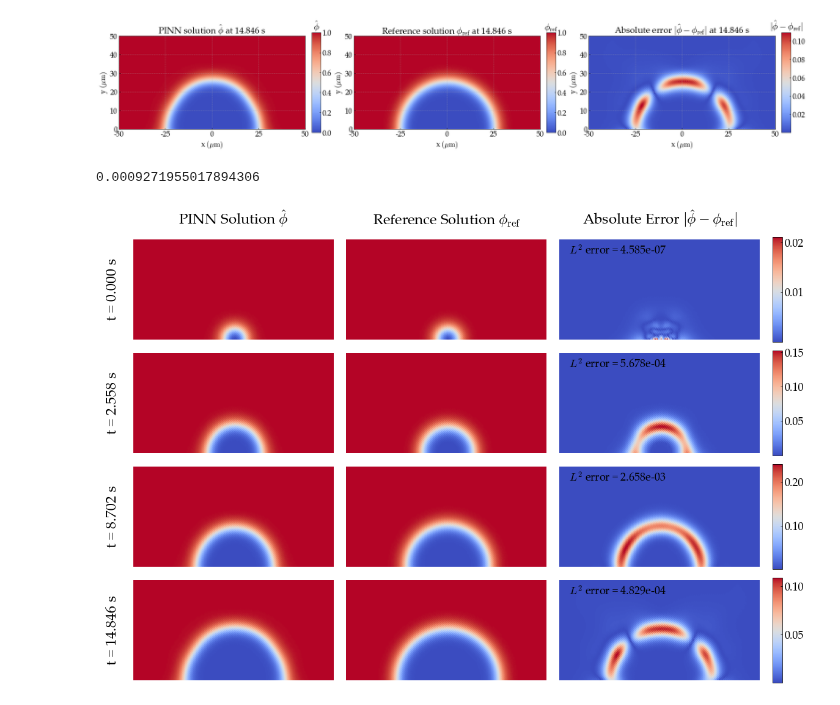
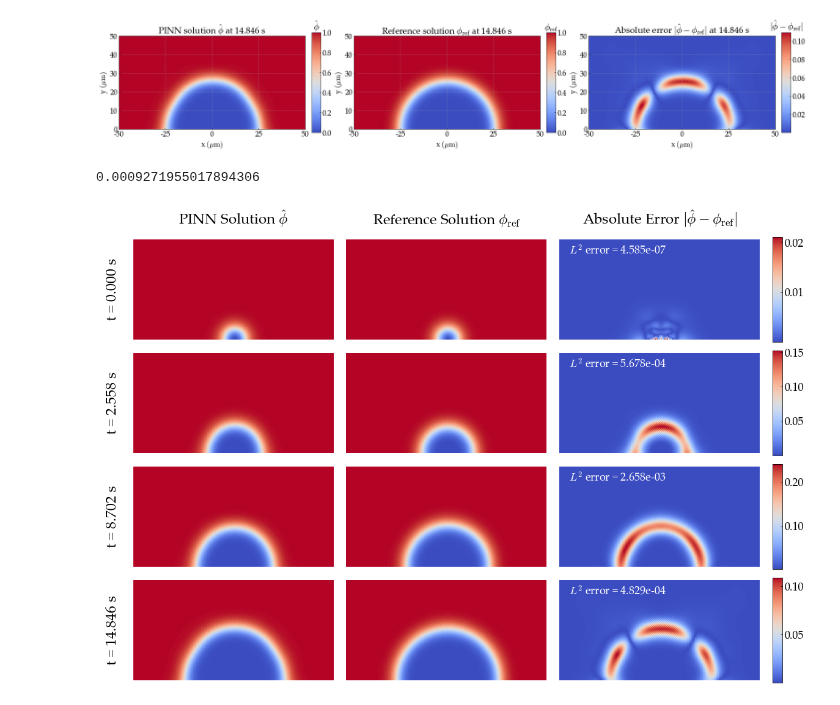
Before and after one commit to NanxiiChen/sharp-pinns, a Jupyter notebook: eval-1pits.ipynb, the cells around one changed output. Drawn from its saved outputs; the diff is of its cells as text; code cells hidden in the pictures.

```diff
--- a/eval-1pits.ipynb
+++ b/eval-1pits.ipynb
@@ -405,34 +405,35 @@ for idx, tic in enumerate(ts):
         xlim=(-0.5, 0.5), ylim=(0, 0.5),
     )
     ax.set_axis_off()
 
     ax = fig.add_subplot(gs[idx+1, 3])
     ax.scatter(mesh_points[:, 0], mesh_points[:, 1], c=diff, cmap='coolwarm',)
     # ax.scatter(mesh_points[:, 0], mesh_points[:, 1], c=truth[:, 0], cmap='coolwarm', vmin=0, vmax=1)
     ax.xaxis.set_major_formatter(plt.FuncFormatter(lambda x, pos: f'{x*1e2:.0f}'))
     ax.yaxis.set_major_formatter(plt.FuncFormatter(lambda x, pos: f'{x*1e2:.0f}'))
     ax.xaxis.set_major_locator(plt.MultipleLocator(0.25))
     ax.set(
         aspect='equal',
         xlim=(-0.5, 0.5), ylim=(0, 0.5),
     )
     ax.set_axis_off()
-
+    # bold font
     ax.text(0.05, 0.95, f"$L^2$ error = {np.mean(diff**2):.3e}", fontsize=18,
-            verticalalignment='top', horizontalalignment='left', transform=ax.transAxes)
+            verticalalignment='top', horizontalalignment='left', transform=ax.transAxes,
+            color="white", )
 
     mse += np.mean(diff**2)
     ax_bar = fig.add_subplot(gs[idx+1, 4])
     fig.colorbar(ax.collections[0], cax=ax_bar)
     # ax_bar.set_title(r'$|\hat\phi - \phi_{\mathrm{ref}}|$', loc='center')
     ax_bar.yaxis.set_major_formatter(plt.FuncFormatter(lambda x, pos: f'{x:.2f}'))
 
     # pos = ax_bar.get_position()
     # ax_bar.set_position([pos.x0 - 0.015, pos.y0, pos.width, pos.height])
 plt.subplots_adjust(wspace=0.1, hspace=0.1)
-plt.savefig("figures/2d-1pits-phi-fields.png", dpi=300, bbox_inches='tight')
+# plt.savefig("figures/2d-1pits-phi-fields.png", dpi=300, bbox_inches='tight')
 mse /= len(ts)
 print(mse)
 # %% [output]
 0.0009271955017894306
-[figure, old version]
+[figure, new version]
```
Also changed, not shown: parts of 2 cells of this notebook, 6 other files.
